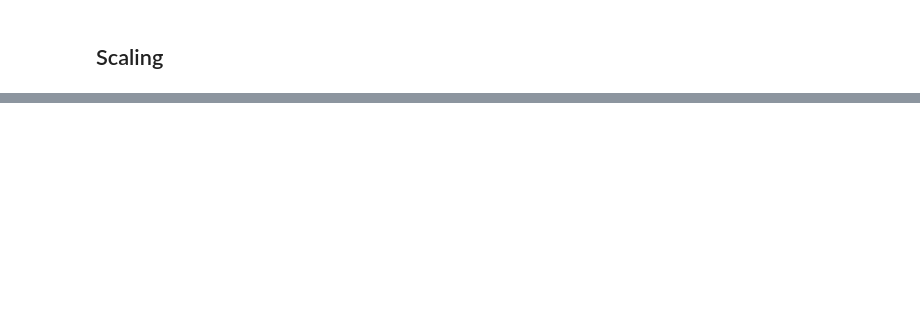
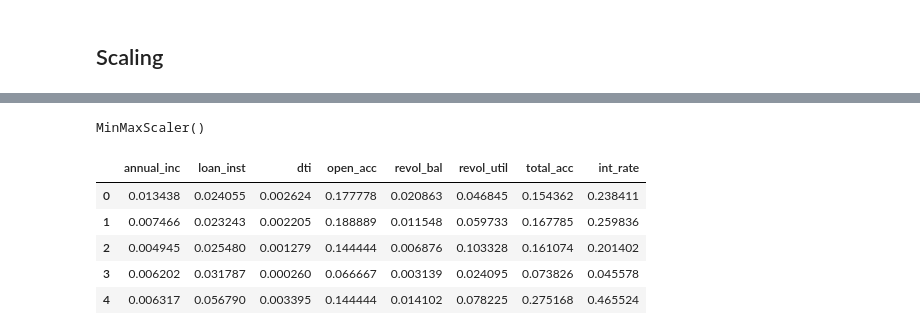
Before and after one commit to adupatil/Loan_credibility_prediction, a Jupyter notebook: Loan_credibility_prediction.ipynb, the cells around one changed output, grey strips where cells are left out. Drawn from its saved outputs; the diff is of its cells as text; code cells hidden in the pictures; blank space fills up the shorter version.

```diff
--- a/Loan_credibility_prediction.ipynb
+++ b/Loan_credibility_prediction.ipynb
@@ -841,0 +854,2 @@ df['loan_inst'] = data['loan_inst']
+# %%
+scaler = MinMaxScaler()
@@ -841,0 +874,4 @@ df['loan_inst'] = data['loan_inst']
+# %%
+scaler.fit(df[scaling])
+# %% [output]
+MinMaxScaler()
@@ -841,0 +880,9 @@ df['loan_inst'] = data['loan_inst']
+# %%
+data.head()
+# %% [output]
+|  | annual_inc | loan_inst | dti | open_acc | revol_bal | revol_util | total_acc | int_rate |
+| 0 | 0.013438 | 0.024055 | 0.002624 | 0.177778 | 0.020863 | 0.046845 | 0.154362 | 0.238411 |
+| 1 | 0.007466 | 0.023243 | 0.002205 | 0.188889 | 0.011548 | 0.059733 | 0.167785 | 0.259836 |
+| 2 | 0.004945 | 0.025480 | 0.001279 | 0.144444 | 0.006876 | 0.103328 | 0.161074 | 0.201402 |
+| 3 | 0.006202 | 0.031787 | 0.000260 | 0.066667 | 0.003139 | 0.024095 | 0.073826 | 0.045578 |
+| 4 | 0.006317 | 0.056790 | 0.003395 | 0.144444 | 0.014102 | 0.078225 | 0.275168 | 0.465524 |
```
Also changed, not shown: parts of 27 cells of this notebook.
